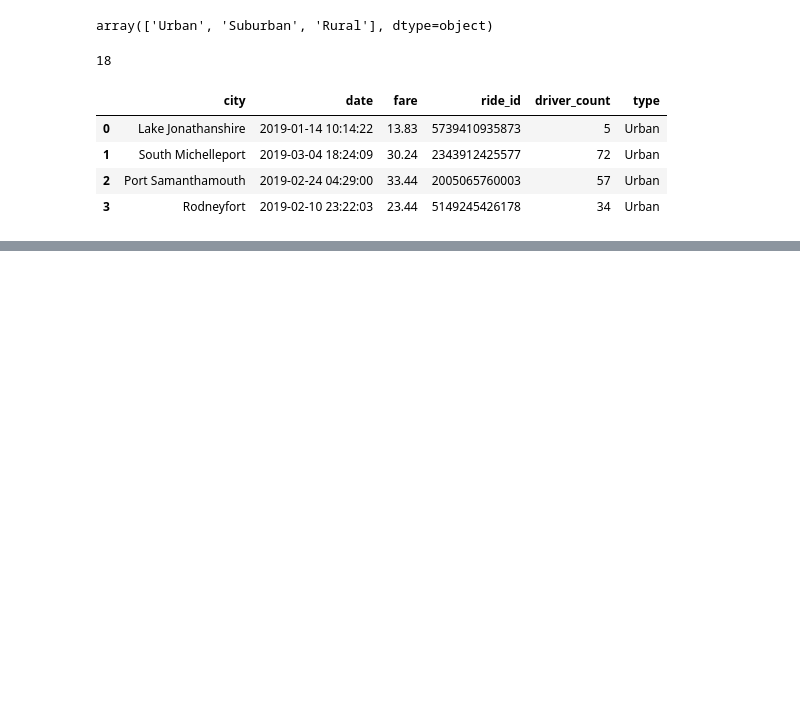
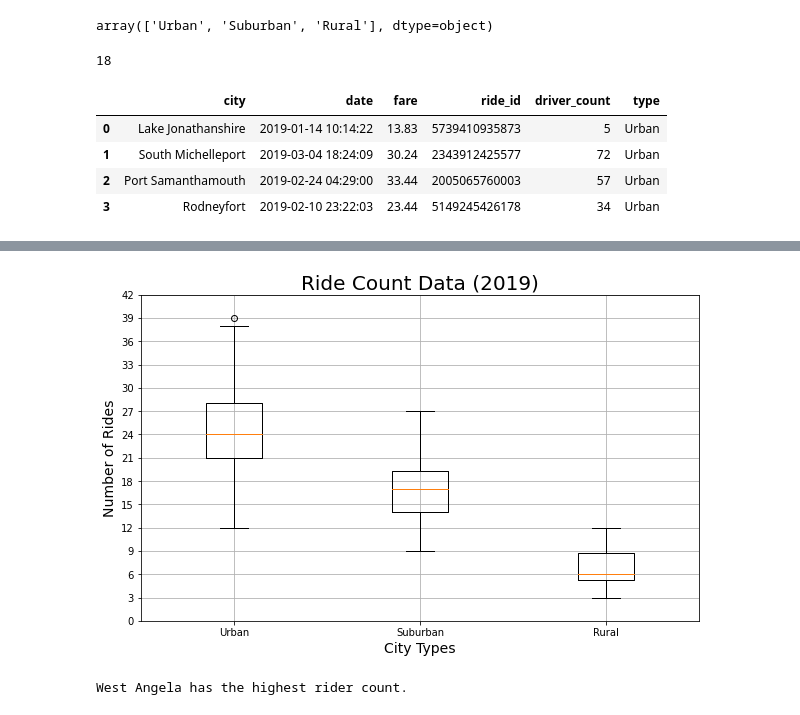
Before and after one commit to rshahba/PyBer_Analysis, a Jupyter notebook: PyBer.ipynb, the cells around one changed output, grey strips where cells are left out. Drawn from its saved outputs; the diff is of its cells as text; code cells hidden in the pictures; blank space fills up the shorter version.

Commit message:
Plotting results data

```diff
--- a/PyBer.ipynb
+++ b/PyBer.ipynb
@@ -65,9 +67,9 @@ suburban_cities_df = pyber_data_df[pyber_data_df["type"]=="Suburban"]
 rural_cities_df = pyber_data_df[pyber_data_df["type"]=="Rural"]
 # %%
 # Get the number of rides for urban, suburban, and rural cities.
-urban_cities_count = urban_cities_df.groupby(["city"]).count()["ride_id"]
-suburban_cities_count = suburban_cities_df.groupby(["city"]).count()["ride_id"]
-rural_cities_count = rural_cities_df.groupby(["city"]).count()["ride_id"]
+urban_ride_count = urban_cities_df.groupby(["city"]).count()["ride_id"]
+suburban_ride_count = suburban_cities_df.groupby(["city"]).count()["ride_id"]
+rural_ride_count = rural_cities_df.groupby(["city"]).count()["ride_id"]
 # %%
 # Get average fare for each city in the urban, suburban , and rural cities
 urban_avg_fare = urban_cities_df.groupby(["city"]).mean()["fare"]
@@ -128,0 +272,25 @@ FileNotFoundError: [Errno 2] No such file or directory: '/Resources/Fig1.png'
+# %%
+# Add all ride count box-and-whisker plots to the same graph.
+x_labels = ["Urban", "Suburban","Rural"]
+ride_count_data = [urban_ride_count, suburban_ride_count, rural_ride_count]
+fig, ax = plt.subplots(figsize=(10, 6))
+ax.set_title('Ride Count Data (2019)',fontsize=20)
+ax.set_ylabel('Number of Rides',fontsize=14)
+ax.set_xlabel("City Types",fontsize=14)
+ax.boxplot(ride_count_data, labels=x_labels)
+ax.set_yticks(np.arange(0, 45, step=3.0))
+ax.grid()
+# Save the figure.
+plt.savefig("Fig2.png", dpi=72, format=None, metadata=None,
+        bbox_inches='tight', pad_inches=0.8,
+        facecolor='w', edgecolor='w',
+        backend=None)
+plt.show()
+# %% [output]
+[figure, added]
+# %%
+# Get the city that matches 39.
+urban_city_outlier = urban_ride_count[urban_ride_count==39].index[0]
+print(f"{urban_city_outlier} has the highest rider count.")
+# %% [output]
+West Angela has the highest rider count.
```
Also changed, not shown: parts of 11 cells of this notebook, 4 other files.
